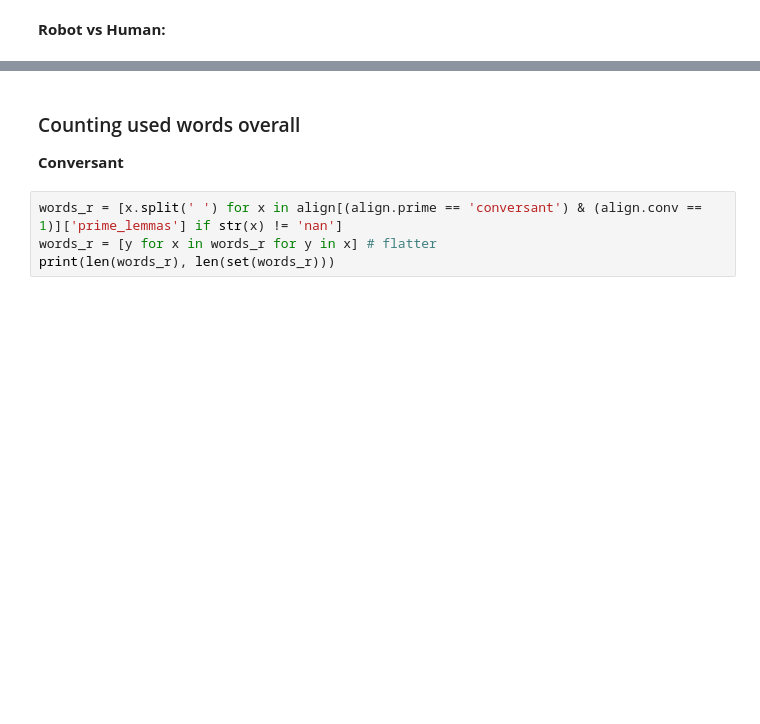
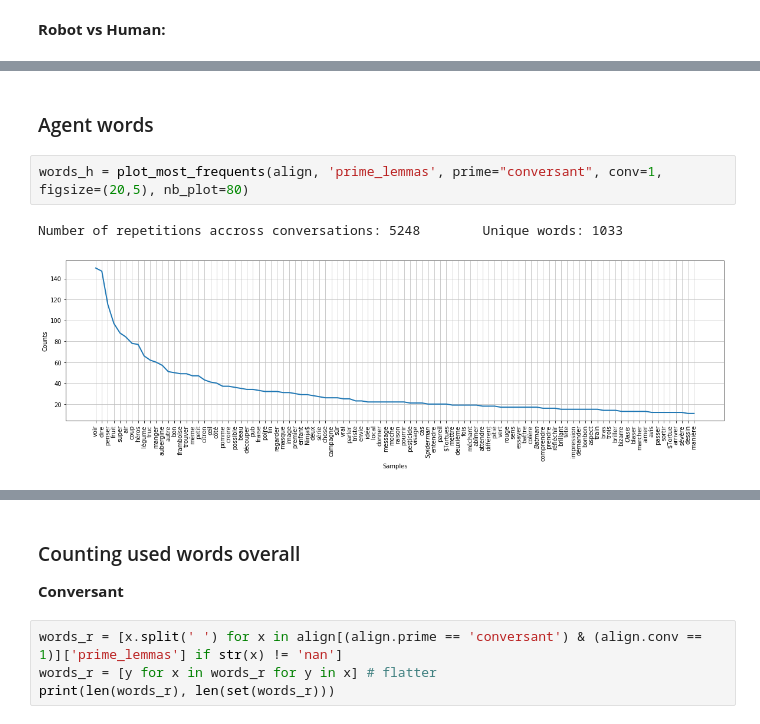
Before and after one commit to Neako/physsocial-summarydata, a Jupyter notebook: data_analysis/_ipynb/test_statistics.ipynb, the cells around one changed output, grey strips where cells are left out. Cells and saved outputs as stored; diff of their text form; blank space fills up the shorter version.

```diff
--- a/data_analysis/_ipynb/test_statistics.ipynb
+++ b/data_analysis/_ipynb/test_statistics.ipynb
@@ -284,0 +279,7 @@ words_r_df.plot(100)
+# %% [markdown]
+### Agent words
+# %%
+words_h = plot_most_frequents(align, 'prime_lemmas', prime="conversant", conv=1, figsize=(20,5), nb_plot=80)
+# %% [output]
+Number of repetitions accross conversations: 5248        Unique words: 1033
+[figure, added]
```
Also changed, not shown: parts of 19 cells of this notebook, 1 other file.
